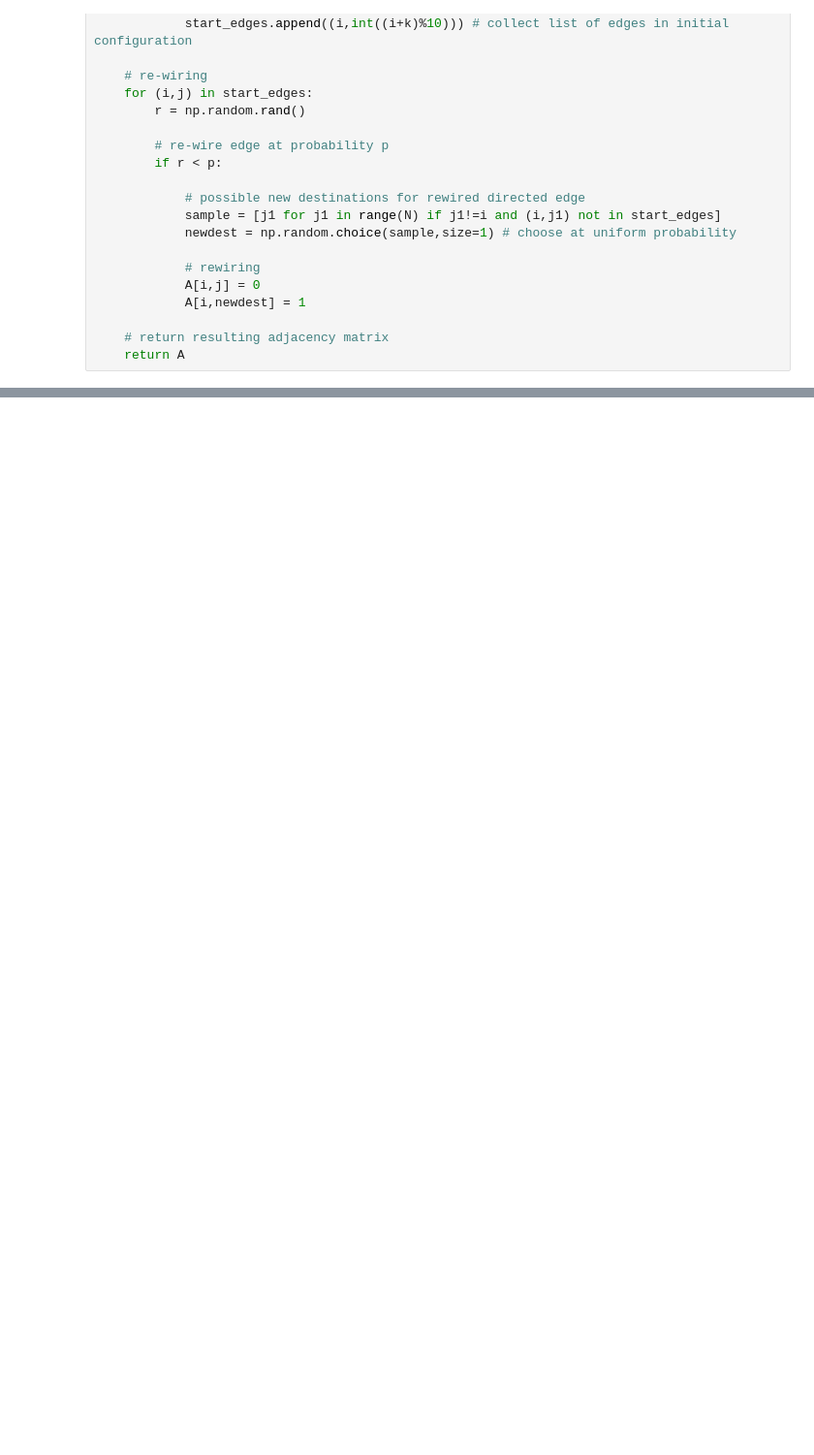
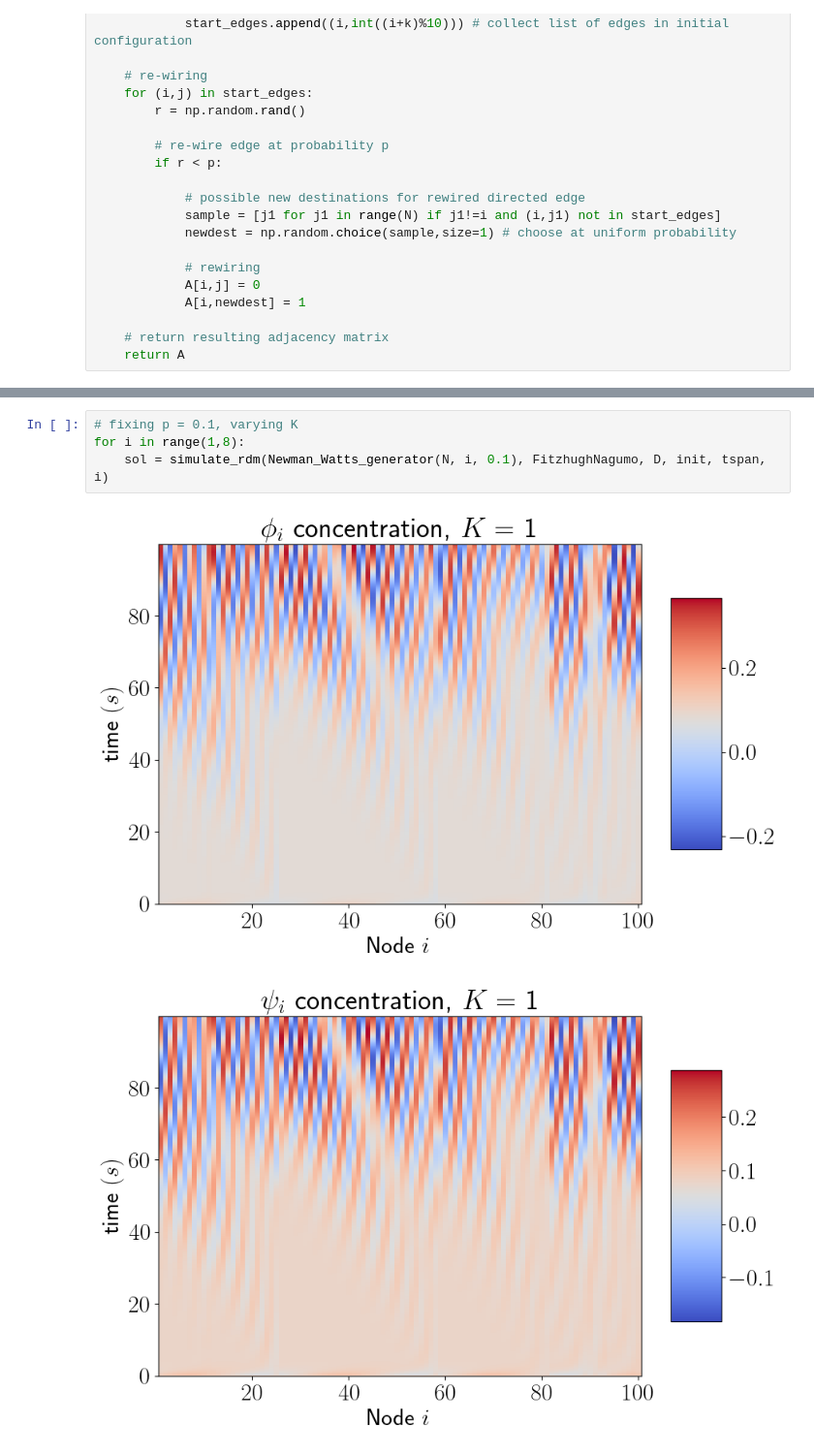
Before and after one commit to ndoyle815/Dynamical-processes-on-networks, a Jupyter notebook: Brusselator_model.ipynb, the cells around one changed output, grey strips where cells are left out. Shown at 97% size. Saved outputs shown, nothing was run; the diff lists cells and outputs as text; blank space fills up the shorter version.

```diff
--- a/Brusselator_model.ipynb
+++ b/Brusselator_model.ipynb
@@ -190,0 +212,7 @@ p =  0.3
+# %%
+# fixing p = 0.1, varying K
+for i in range(1,8):
+    sol = simulate_rdm(Newman_Watts_generator(N, i, 0.1), FitzhughNagumo, D, init, tspan, i)
+# %% [output]
+[figure, added]
+[figure, added]
```
Also changed, not shown: parts of 10 cells of this notebook, 8 other files.
